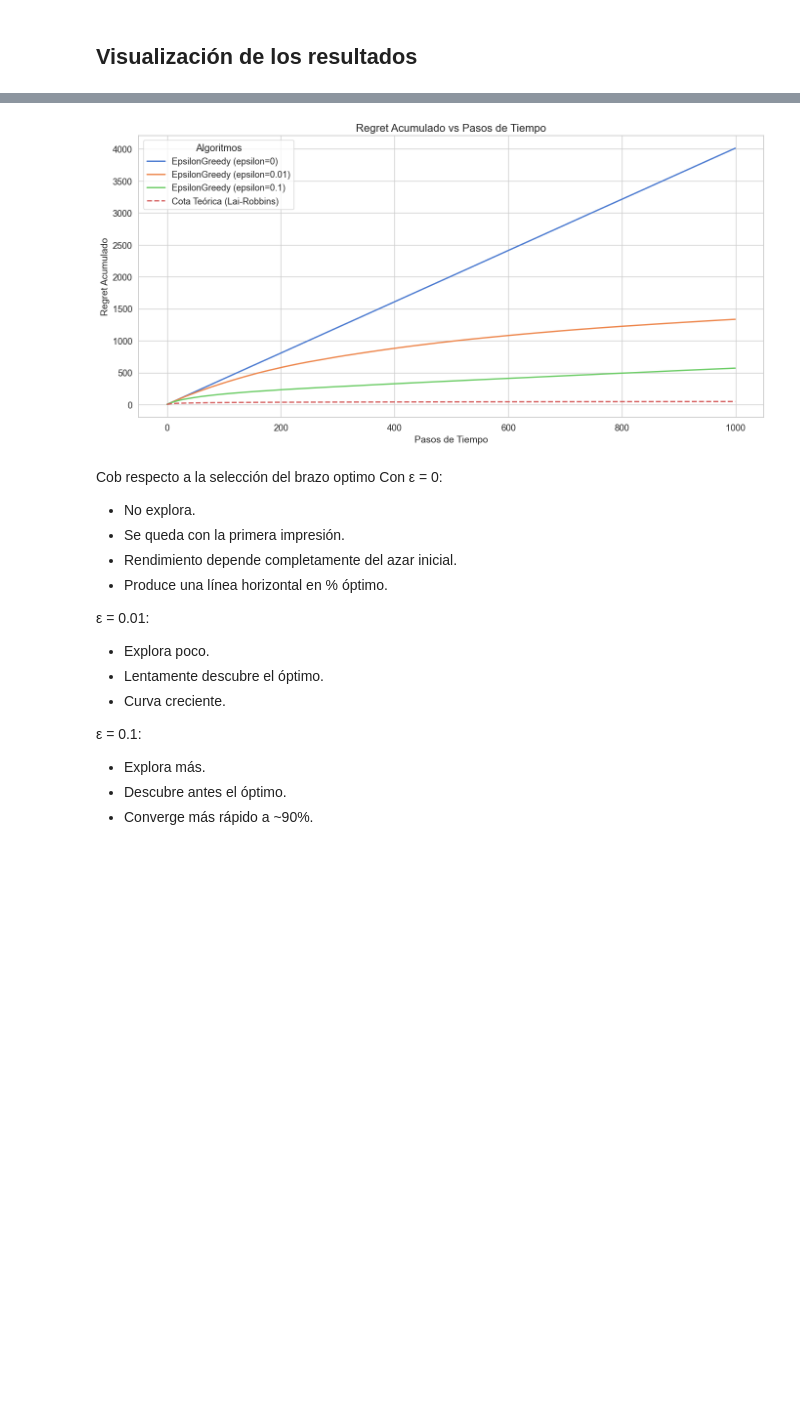
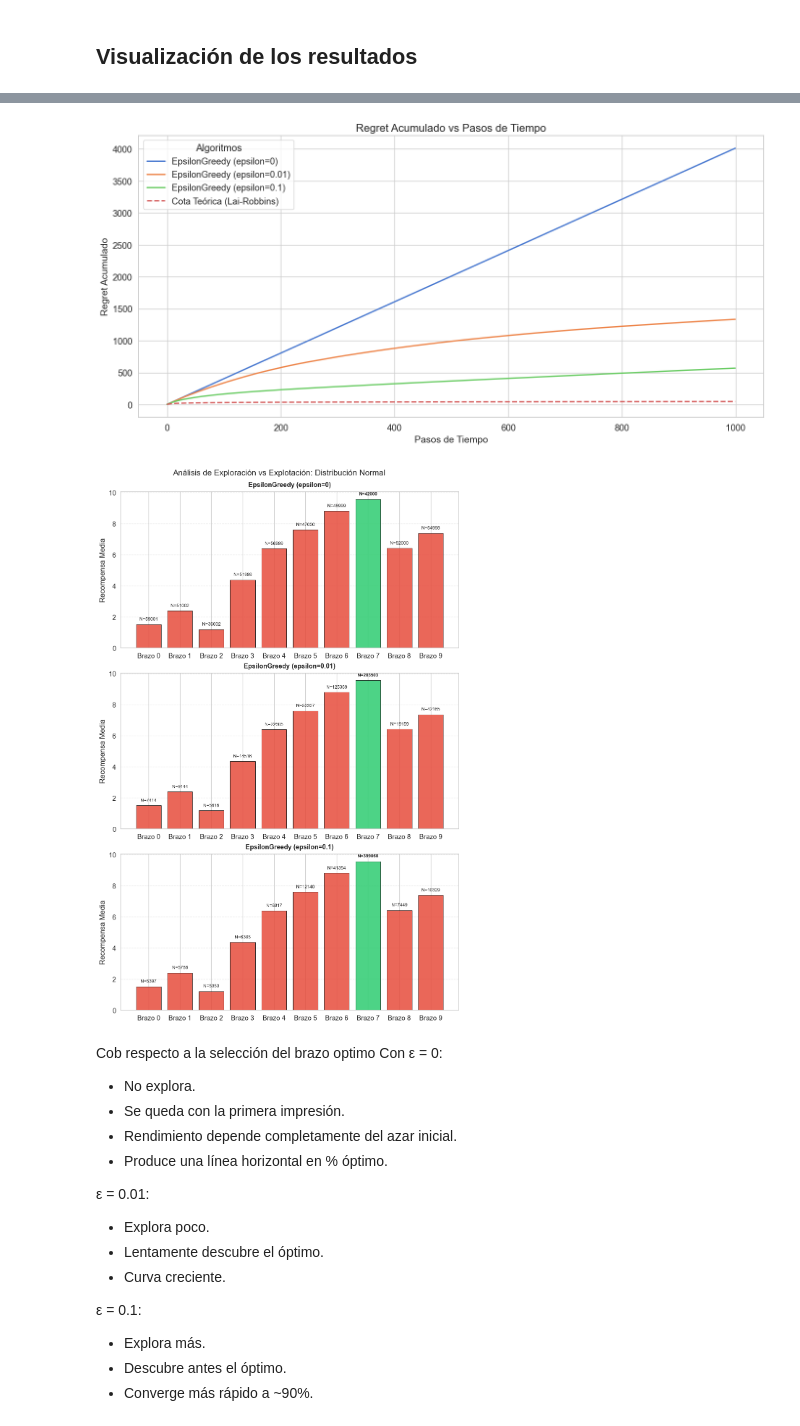
Before and after one commit to dac012/ValeraSanchezMontes-RL, a Jupyter notebook: bandit_experiment.ipynb, the cells around one changed output, grey strips where cells are left out. Drawn from its saved outputs; the diff is of its cells as text; code cells hidden in the pictures; blank space fills up the shorter version.

Commit message:
implementada la función plot_arm_statistics

```diff
--- a/bandit_experiment.ipynb
+++ b/bandit_experiment.ipynb
@@ -61,6 +59,12 @@ def run_experiment(bandit: Bandit, algorithms: List[Algorithm], steps: int, runs
     optimal_selections = np.zeros((len(algorithms), steps))  # Matriz para almacenar el porcentaje de selecciones óptimas.
 
     regret = np.zeros((len(algorithms), steps)) # Matriz para almacenar el regret instantáneo por algoritmo y paso de tiempo.
+
+    # Creamos acumuladores para calcular la media y el conteo total al final
+    stats_accumulator = [
+        {arm_i: {'sum_rewards': 0.0, 'count': 0} for arm_i in range(len(bandit.arms))}
+        for _ in algorithms
+    ]
 
     np.random.seed(seed)  # Asegurar reproducibilidad de resultados.
 
@@ -89,6 +93,10 @@ def run_experiment(bandit: Bandit, algorithms: List[Algorithm], steps: int, runs
                 if chosen_arm == optimal_arm:
                     optimal_selections[idx][step] += 1.0
 
+                # Acumular las recompensas y conteos para cada brazo y algoritmo
+                stats_accumulator[idx][chosen_arm]['sum_rewards'] += reward
+                stats_accumulator[idx][chosen_arm]['count'] += 1
+
 
     rewards /= runs
 
@@ -103,7 +111,23 @@ def run_experiment(bandit: Bandit, algorithms: List[Algorithm], steps: int, runs
     # a lo largo del tiempo. Tiene que ser el regret acumulado por que es lo que nos dice la teoria del problema de los bandidos
     regret_accumulated = np.cumsum(regret, axis=1)
 
-    return rewards, optimal_selections, regret_accumulated
+    # Convertimos los acumuladores en estadísticas finales para cada brazo y algoritmo
+    final_arm_stats = []
+    for algo_stats in stats_accumulator:
+        formatted_stats = {}
+        for arm_id, data in algo_stats.items():
+            total_count = data['count']
+            # Calcular media (evitar división por cero)
+            avg = data['sum_rewards'] / total_count if total_count > 0 else 0.0
+
+            formatted_stats[arm_id] = {
+                'avg_reward': avg,
+                'times_selected': total_count,
+                'optimal_arm': 1 if arm_id == optimal_arm else 0
+            }
+        final_arm_stats.append(formatted_stats)
+
+    return rewards, optimal_selections, regret_accumulated, final_arm_stats
 # %% [markdown]
 ## Ejecución del experimento
 
@@ -129,7 +153,7 @@ print(f"Optimal arm: {optimal_arm + 1} with expected reward={bandit.get_expected
 algorithms = [EpsilonGreedy(k=k, epsilon=0), EpsilonGreedy(k=k, epsilon=0.01), EpsilonGreedy(k=k, epsilon=0.1)]
 
 # Ejecutar el experimento y obtener las recompensas promedio y promedio de las selecciones óptimas
-rewards, optimal_selections, regret_accumulated = run_experiment(bandit, algorithms, steps, runs)
+rewards, optimal_selections, regret_accumulated, arm_stats = run_experiment(bandit, algorithms, steps, runs)
 
 def calculate_kl_divergence(arm_type, mu_subopt, mu_opt, params):
     """
@@ -218,13 +242,15 @@ Optimal arm: 8 with expected reward=9.56
 # %%
 
 # Graficar los resultados
 plot_average_rewards(steps, rewards, algorithms)
 plot_optimal_selections(steps, optimal_selections, algorithms)
 plot_regret(steps, regret_accumulated, algorithms, (cota_teorica, "Cota Teórica (Lai-Robbins)"))
+plot_arm_statistics(arm_stats, algorithms, experiment_label="Distribución Normal")
 # %% [output]
 [figure]
 [figure]
 [figure]
+[figure, added]
 # %% [markdown]
 Cob respecto a la selección del brazo optimo
 Con ε = 0:
```
Also changed, not shown: parts of 2 cells of this notebook, 3 other files.
